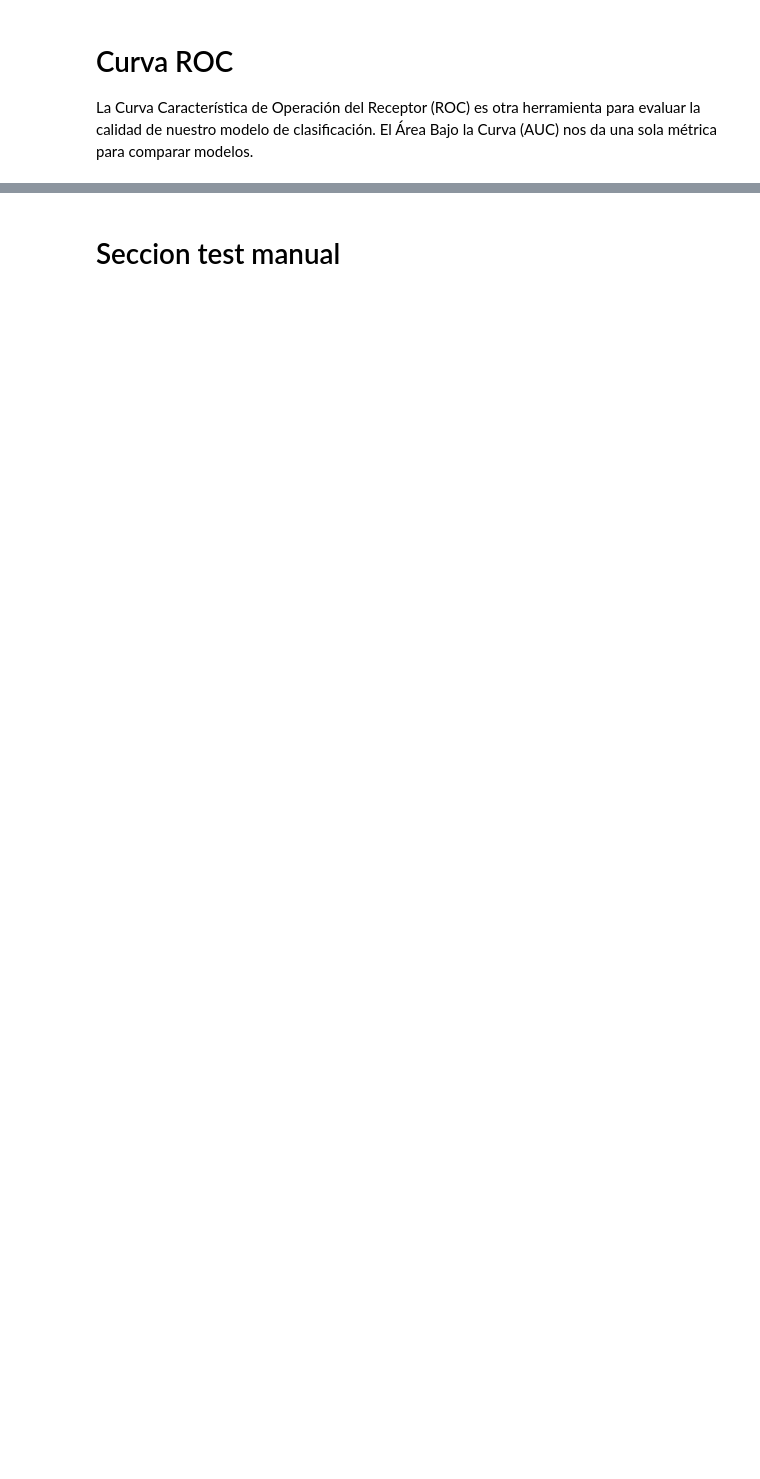
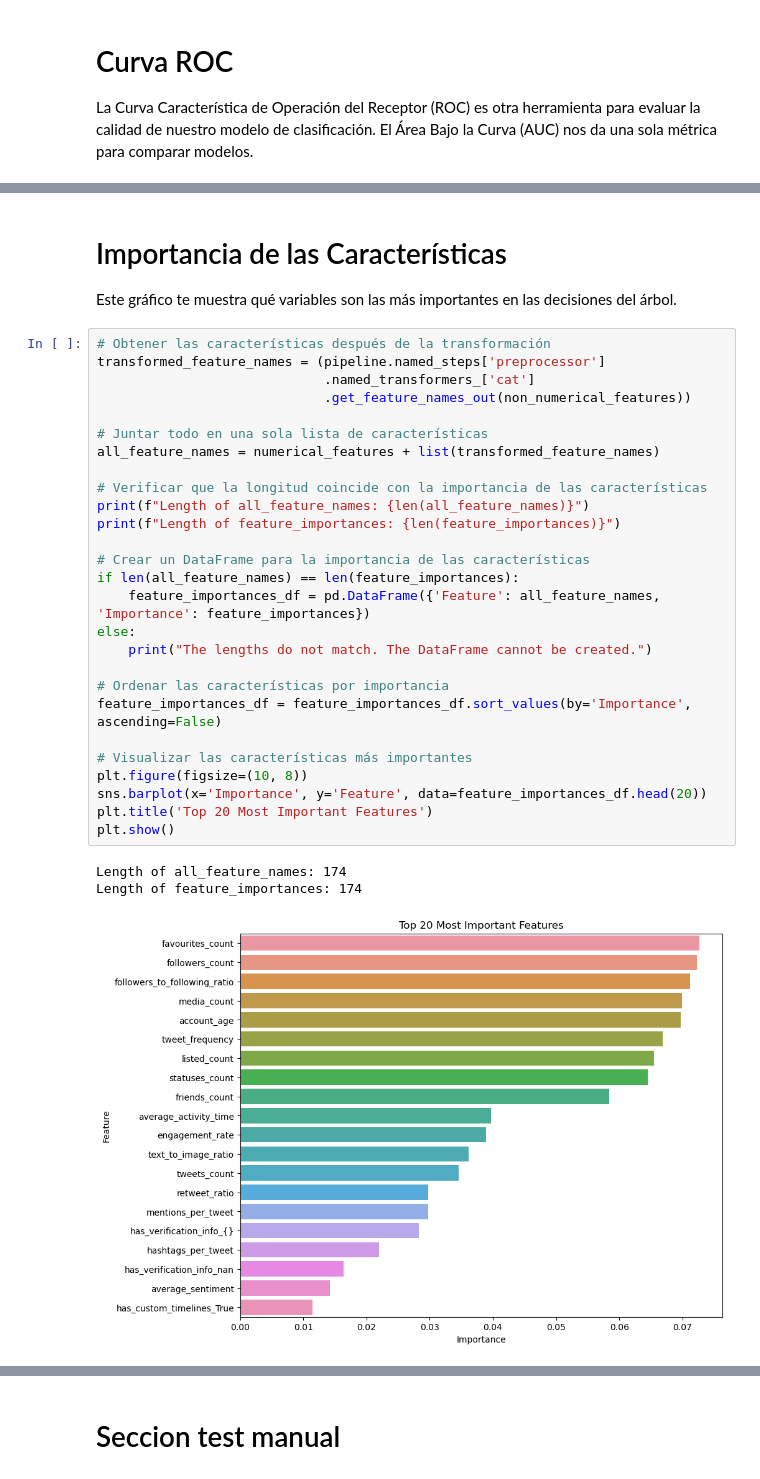
Before and after one commit to phishbusters/phisbuster-ml-model, a Jupyter notebook: profile-detection-model.ipynb, the cells around one changed output, grey strips where cells are left out. Drawn from its saved outputs; the diff is of its cells as text; blank space fills up the shorter version.

```diff
--- a/profile-detection-model.ipynb
+++ b/profile-detection-model.ipynb
@@ -138,0 +159,35 @@ plt.show()
+# %% [markdown]
+# Importancia de las Características
+
+Este gráfico te muestra qué variables son las más importantes en las decisiones del árbol.
+# %%
+# Obtener las características después de la transformación
+transformed_feature_names = (pipeline.named_steps['preprocessor']
+                             .named_transformers_['cat']
+                             .get_feature_names_out(non_numerical_features))
+
+# Juntar todo en una sola lista de características
+all_feature_names = numerical_features + list(transformed_feature_names)
+
+# Verificar que la longitud coincide con la importancia de las características
+print(f"Length of all_feature_names: {len(all_feature_names)}")
+print(f"Length of feature_importances: {len(feature_importances)}")
+
+# Crear un DataFrame para la importancia de las características
+if len(all_feature_names) == len(feature_importances):
+    feature_importances_df = pd.DataFrame({'Feature': all_feature_names, 'Importance': feature_importances})
+else:
+    print("The lengths do not match. The DataFrame cannot be created.")
+
+# Ordenar las características por importancia
+feature_importances_df = feature_importances_df.sort_values(by='Importance', ascending=False)
+
+# Visualizar las características más importantes
+plt.figure(figsize=(10, 8))
+sns.barplot(x='Importance', y='Feature', data=feature_importances_df.head(20))
+plt.title('Top 20 Most Important Features')
+plt.show()
+# %% [output]
+Length of all_feature_names: 174
+Length of feature_importances: 174
+[figure, added]
```
Also changed, not shown: parts of 13 cells of this notebook, 10 other files.
